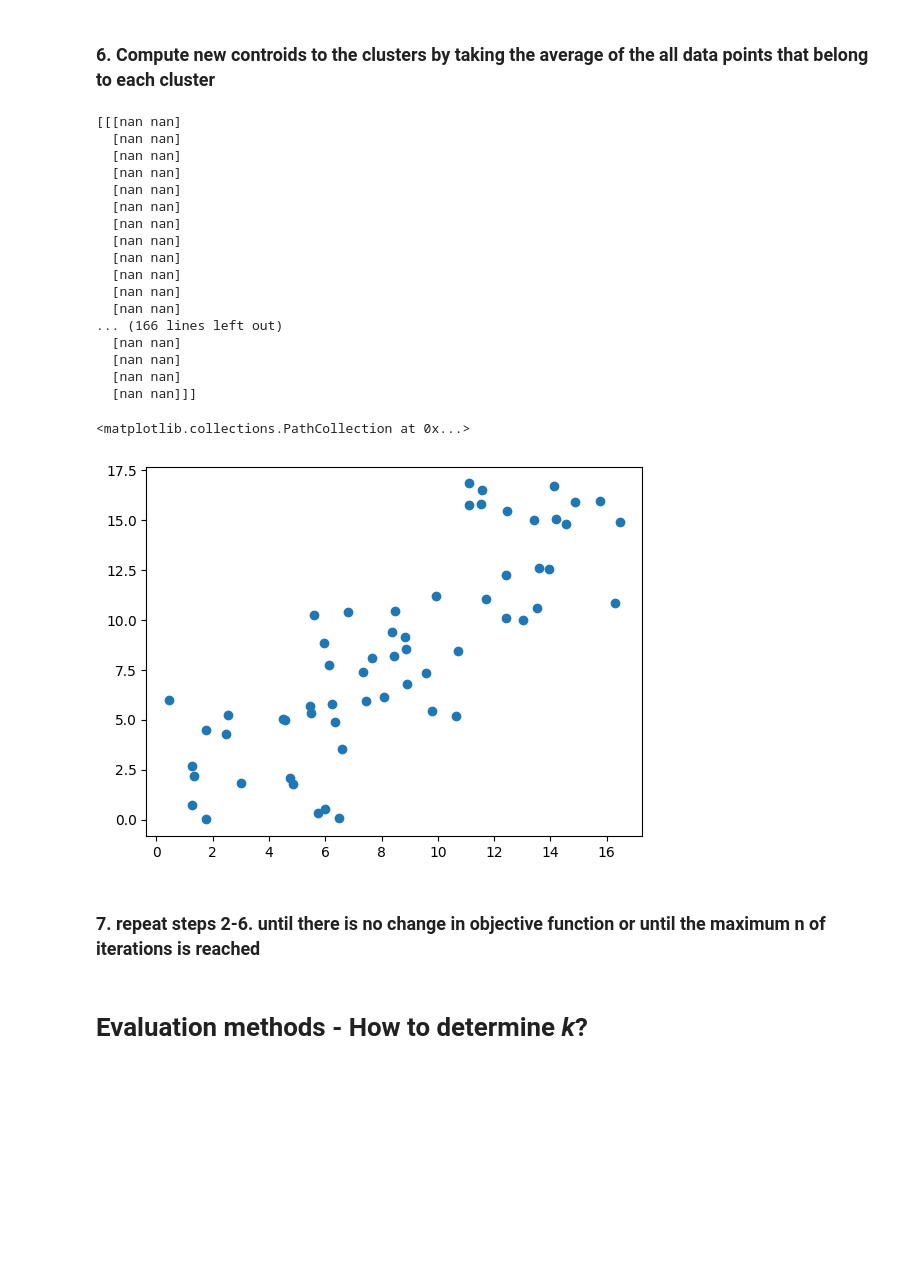
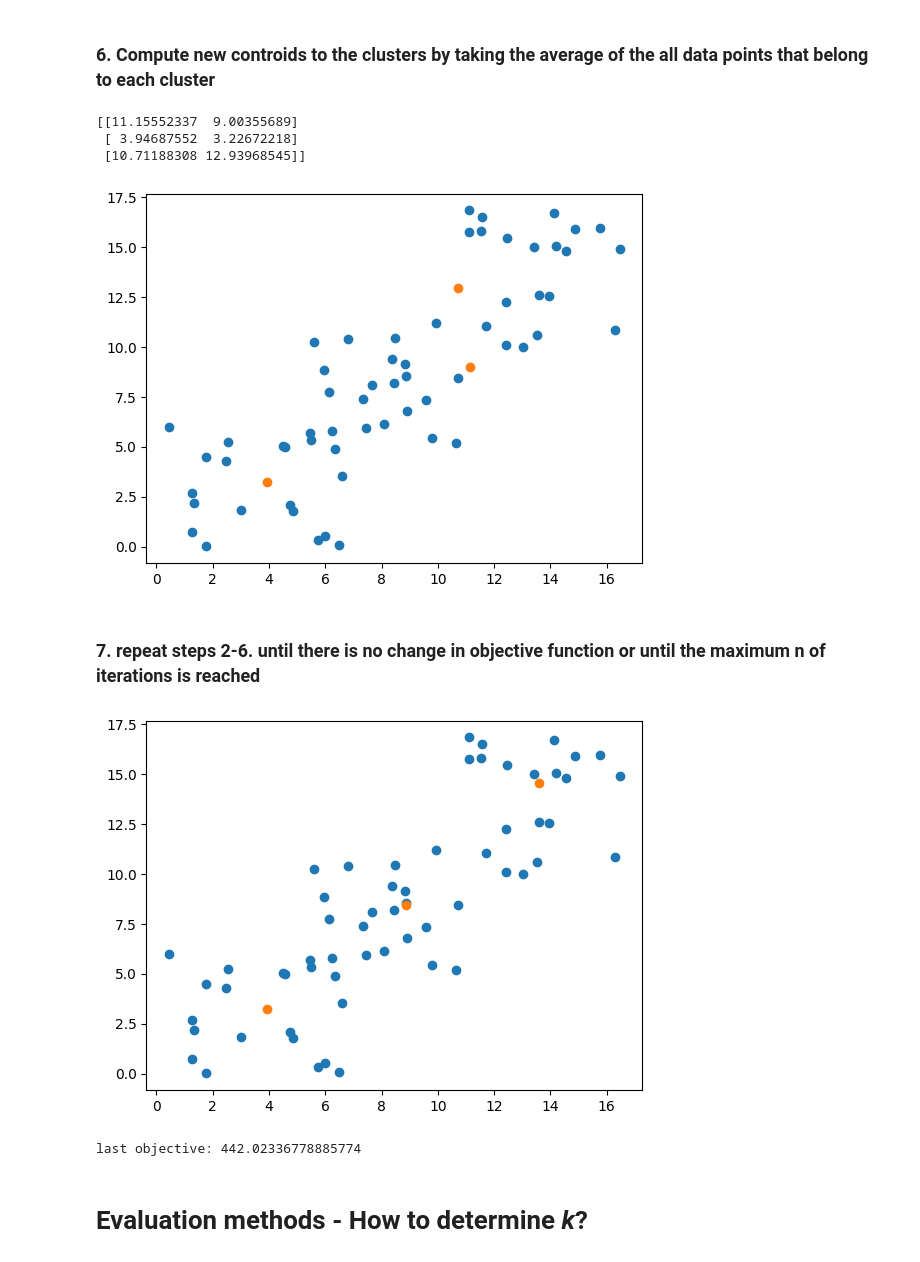
Before and after one commit to Roman-Lunin/MPA-MLF, a Jupyter notebook: Lab_02/Lab_02_task.ipynb, the cells around one changed output. Cells and saved outputs as stored; diff of their text form; code cells hidden in the pictures; blank space fills up the shorter version.

```diff
--- a/Lab_02/Lab_02_task.ipynb
+++ b/Lab_02/Lab_02_task.ipynb
@@ -366,38 +366,25 @@ def calculate_new_centroids(points: np.ndarray, assigned_centroids: np.ndarray,
 
     new_clusters = []
     for cluster_id in range(k_clusters):
-      new_clusters.append(np.mean(points[assign_centroids==cluster_id], axis=0))
+      new_clusters.append(np.mean(points[assigned_centroids==cluster_id], axis=0))
     new_clusters = np.asarray(new_clusters)
 
     ###################################
 
     return new_clusters
 # %%
-new_clusters = calculate_new_centroids(loaded_points,assign_centroids, k)
+new_clusters = calculate_new_centroids(loaded_points, assigned_centroids, k)
 print(new_clusters)
+
 plt.figure()
 plt.scatter(loaded_points[:,0], loaded_points[:,1])
 plt.scatter(new_clusters[:,0], new_clusters[:,1])
+plt.show()
 # %% [output]
-[[[nan nan]
-  [nan nan]
-  [nan nan]
-  [nan nan]
-  [nan nan]
-  [nan nan]
-  [nan nan]
-  [nan nan]
-  [nan nan]
-  [nan nan]
-  [nan nan]
-  [nan nan]
-... (166 lines left out)
-  [nan nan]
-  [nan nan]
-  [nan nan]
-  [nan nan]]]
+[[11.15552337  9.00355689]
+ [ 3.94687552  3.22672218]
+ [10.71188308 12.93968545]]
-<matplotlib.collections.PathCollection at 0x...>
-[figure, old version]
+[figure, new version]
 # %% [markdown]
 ###   7. repeat steps 2-6. until there is no change in objective function or until the maximum n of iterations is reached
 # %%
@@ -454,11 +441,17 @@ def fit(points: np.ndarray, k_clusters: int, n_of_oterations: int, error: float
 # %%
 n_of_points = 60
 n_of_iterations = 200
-centroids,  = fit(loaded_points, 3, n_of_iterations)
+centroids, last_obj = fit(loaded_points, 3, n_of_iterations)
 
 plt.figure()
 plt.scatter(loaded_points[:,0], loaded_points[:,1])
-plt.scatter(new_clusters[:,0], new_clusters[:,1].T)
+plt.scatter(centroids[:,0], centroids[:,1])
+plt.show()
+
+print("last objective:", last_obj)
+# %% [output]
+[figure, added]
+last objective: 442.02336778885774
 # %% [markdown]
 # Evaluation methods - How to determine *k*?
 # %% [markdown]
```
Also changed, not shown: parts of 10 cells of this notebook.
